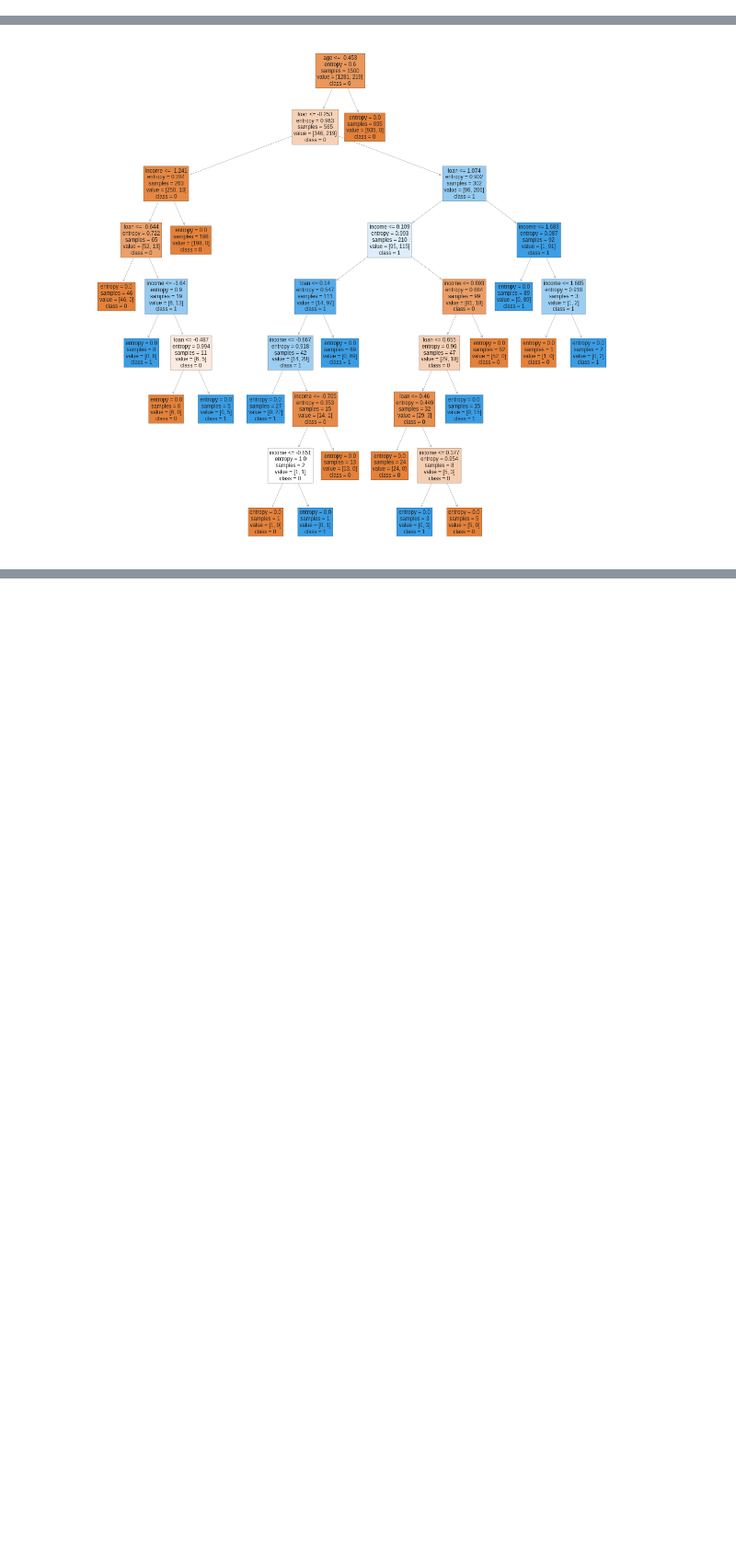
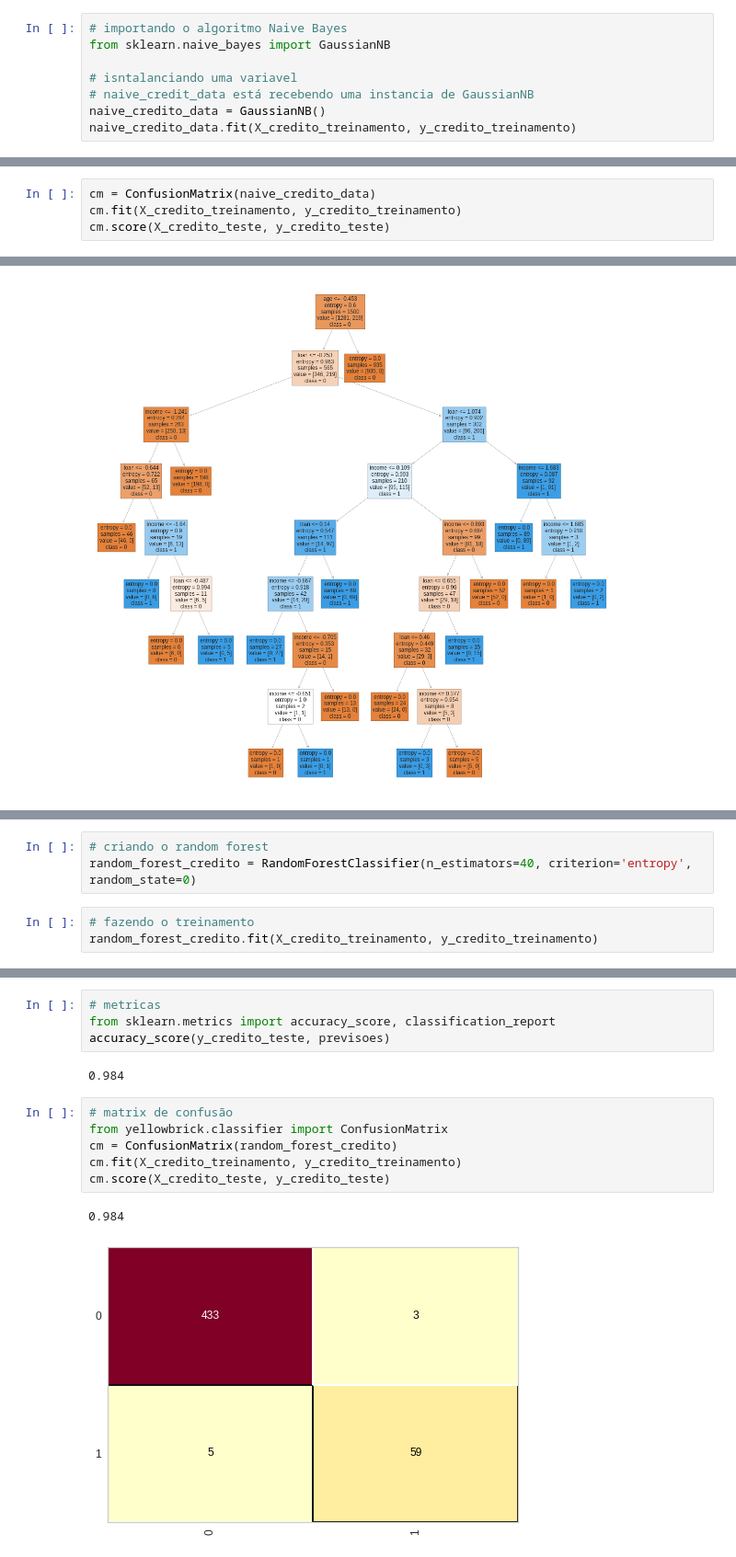
Before and after one commit to LucasMonteiroBastos/Analise-de-Credito---Part-I, a Jupyter notebook: ANALISE_DE_CREDITO_PREDIZER_SE_A_PESSOA_PAGOU_OU_NÃO_O_EMPRÉSTIMO.ipynb, the cells around one changed output, grey strips where cells are left out. Shown at 92% size. Cells and saved outputs as stored; diff of their text form; blank space fills up the shorter version.

```diff
--- a/ANALISE_DE_CREDITO_PREDIZER_SE_A_PESSOA_PAGOU_OU_NÃO_O_EMPRÉSTIMO.ipynb
+++ b/ANALISE_DE_CREDITO_PREDIZER_SE_A_PESSOA_PAGOU_OU_NÃO_O_EMPRÉSTIMO.ipynb
@@ -413,0 +355,8 @@ X_credito_teste.shape, y_credito_teste.shape
+# %%
+# importando o algoritmo Naive Bayes
+from sklearn.naive_bayes import GaussianNB
+
+# isntalanciando uma variavel
+# naive_credit_data está recebendo uma instancia de GaussianNB
+naive_credito_data = GaussianNB()
+naive_credito_data.fit(X_credito_treinamento, y_credito_treinamento)
@@ -413,0 +420,4 @@ X_credito_teste.shape, y_credito_teste.shape
+# %%
+cm = ConfusionMatrix(naive_credito_data)
+cm.fit(X_credito_treinamento, y_credito_treinamento)
+cm.score(X_credito_teste, y_credito_teste)
@@ -513,0 +553,6 @@ fig.savefig('arvore_credito.png')
+# %%
+# criando o random forest
+random_forest_credito = RandomForestClassifier(n_estimators=40, criterion='entropy', random_state=0)
+# %%
+# fazendo o treinamento
+random_forest_credito.fit(X_credito_treinamento, y_credito_treinamento)
@@ -513,0 +604,15 @@ fig.savefig('arvore_credito.png')
+# %%
+# metricas
+from sklearn.metrics import accuracy_score, classification_report
+accuracy_score(y_credito_teste, previsoes)
+# %% [output]
+0.984
+# %%
+# matrix de confusão
+from yellowbrick.classifier import ConfusionMatrix
+cm = ConfusionMatrix(random_forest_credito)
+cm.fit(X_credito_treinamento, y_credito_treinamento)
+cm.score(X_credito_teste, y_credito_teste)
+# %% [output]
+0.984
+[figure, added]
```
Also changed, not shown: parts of 56 cells of this notebook.
